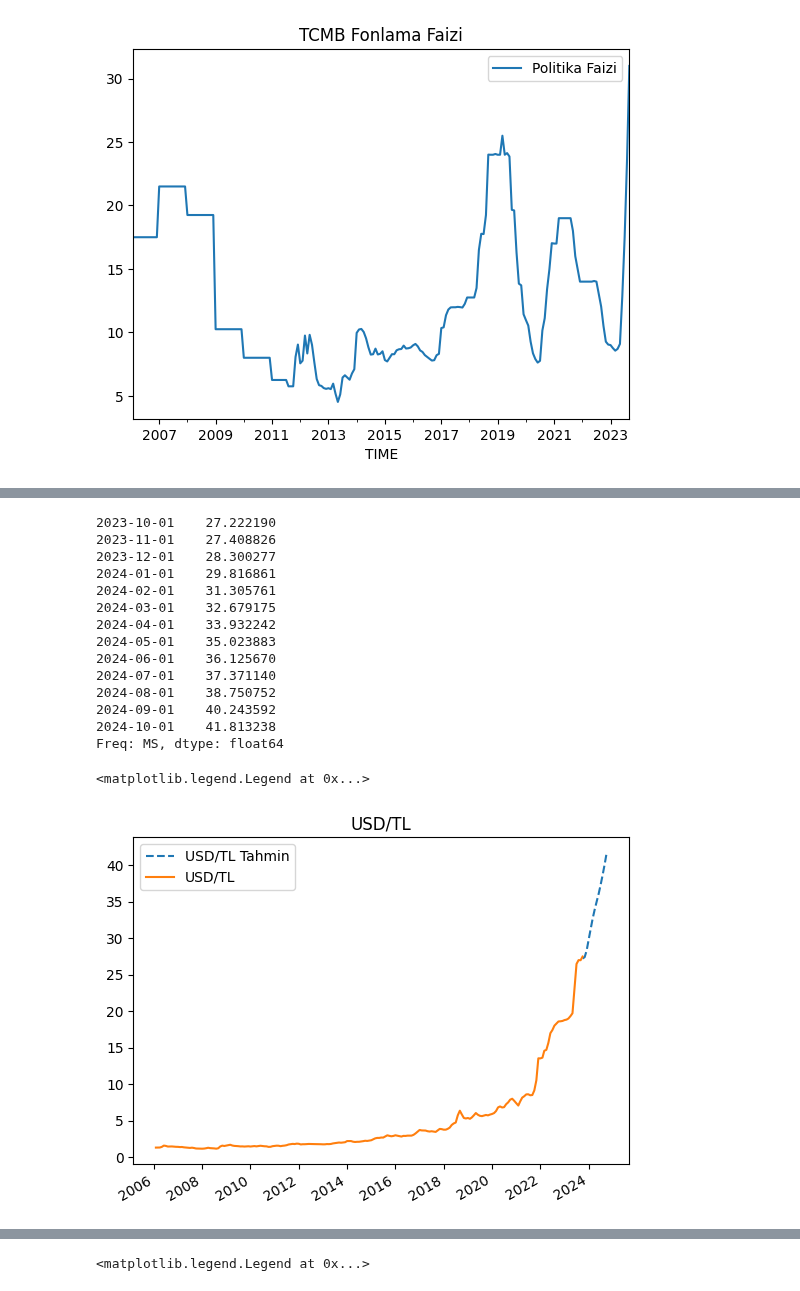
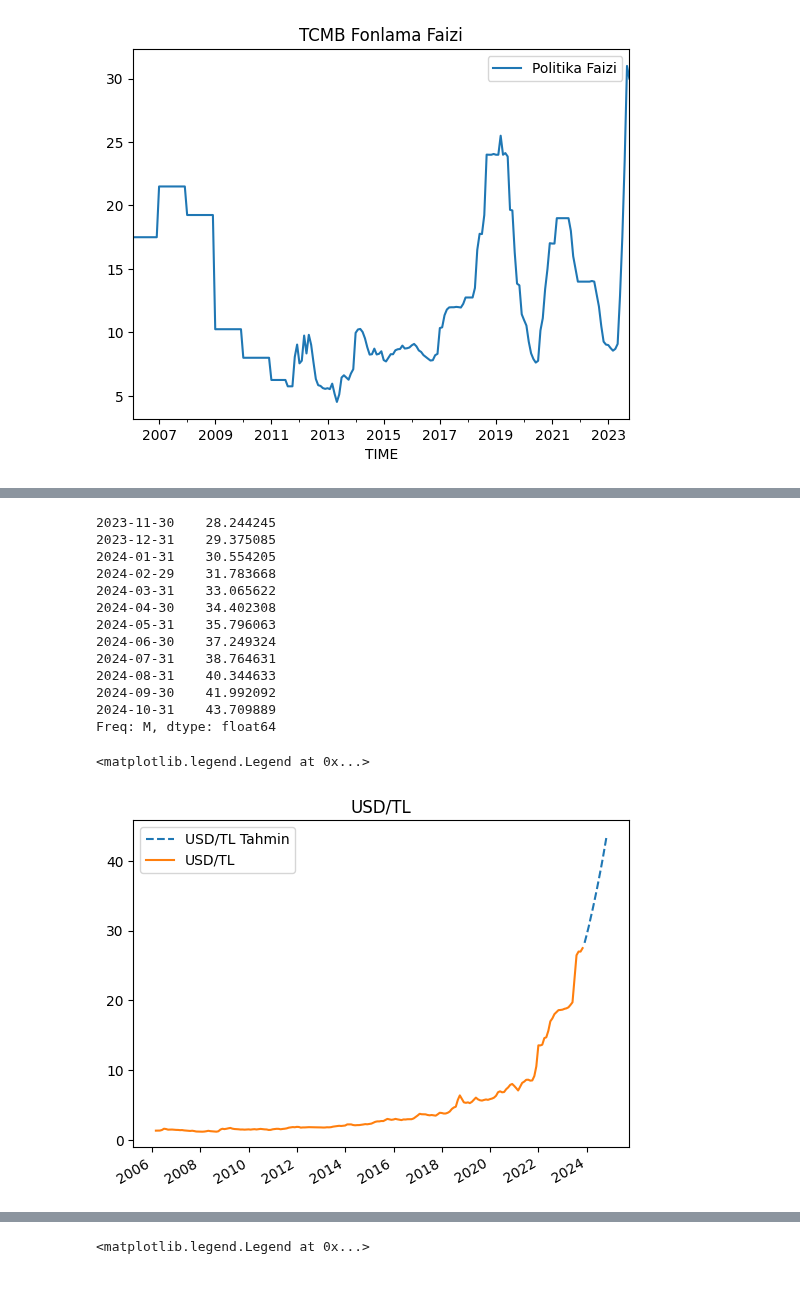
Before and after one commit to kaboya19/InflationForecast, a Jupyter notebook: InflationForecast.ipynb, the cells around one changed output, grey strips where cells are left out. Drawn from its saved outputs; the diff is of its cells as text; code cells hidden in the pictures.

```diff
--- a/InflationForecast.ipynb
+++ b/InflationForecast.ipynb
@@ -125,7 +125,7 @@ df6
 | 2023-10-31 | 27.490550 |
 213 rows × 1 columns
 # %%
-dates= pd.date_range('2006-02-01','2023-11-01' , freq='1M')-pd.offsets.MonthBegin(1)
+dates= pd.date_range('2006-02-01','2023-11-01' , freq='1M')
 
 
 df6=df6.set_index(dates)
@@ -547,41 +520,40 @@ from statsmodels.tsa.arima.model import ARIMA
 from statsmodels.tsa.arima.model import ARIMA
 from sklearn.metrics import mean_squared_error
 import numpy as np
-train_data = df6['USD/TL'].head(212)[:len(df6)-12]
-test_data = df6['USD/TL'].head(212)[len(df6)-12:]
+train_data = df6['USD/TL'].rolling(3).mean().dropna()[:len(df6.rolling(3).mean().dropna())-12]
+test_data = df6['USD/TL'].rolling(3).mean().dropna()[len(df6.rolling(3).mean().dropna())-12:]
 
 
-ar_model = AutoReg(df6['USD/TL'].head(212), lags=5)
+ar_model = AutoReg(df6['USD/TL'].rolling(3).mean().dropna(), lags=1)
 ar_fit = ar_model.fit()
-ar_forecast = ar_fit.predict(start="2023-09-30", end="2024-09-30", dynamic=False)
+ar_forecast = ar_fit.predict(start="2023-11-30", end="2024-10-30", dynamic=False)
 ar_forecast
 # %% [output]
-2023-10-01    27.222190
-2023-11-01    27.408826
-2023-12-01    28.300277
-2024-01-01    29.816861
-2024-02-01    31.305761
-2024-03-01    32.679175
-2024-04-01    33.932242
-2024-05-01    35.023883
-2024-06-01    36.125670
-2024-07-01    37.371140
-2024-08-01    38.750752
-2024-09-01    40.243592
-2024-10-01    41.813238
-Freq: MS, dtype: float64
+2023-11-30    28.244245
+2023-12-31    29.375085
+2024-01-31    30.554205
+2024-02-29    31.783668
+2024-03-31    33.065622
+2024-04-30    34.402308
+2024-05-31    35.796063
+2024-06-30    37.249324
+2024-07-31    38.764631
+2024-08-31    40.344633
+2024-09-30    41.992092
+2024-10-31    43.709889
+Freq: M, dtype: float64
 # %%
 usdtahmin=pd.DataFrame(ar_forecast)
 usdtahmin.columns=["USD Tahmin"]
 usdtahmin["USD Tahmin"]=usdtahmin["USD Tahmin"].astype(float)
-usdtahmin=usdtahmin.set_index(pd.date_range('2023-10-01','2024-11-01' , freq='1M')-pd.offsets.MonthBegin(1))
+usdtahmin=usdtahmin.set_index(pd.date_range('2023-11-01','2024-11-01' , freq='1M'))
 plt.plot(usdtahmin,"--",label="USD/TL Tahmin")
 df6["USD/TL"].plot(label="USD/TL")
 plt.title("USD/TL")
 plt.legend()
 # %% [output]
 <matplotlib.legend.Legend at 0x...>
-[figure, old version]
+[figure, new version]
 # %%
 # Modeli eğitim verisi üzerinde eğitme
 model = ARIMA(df14["Brent"], order=(4,1,2))
```
Also changed, not shown: parts of 33 cells of this notebook.
